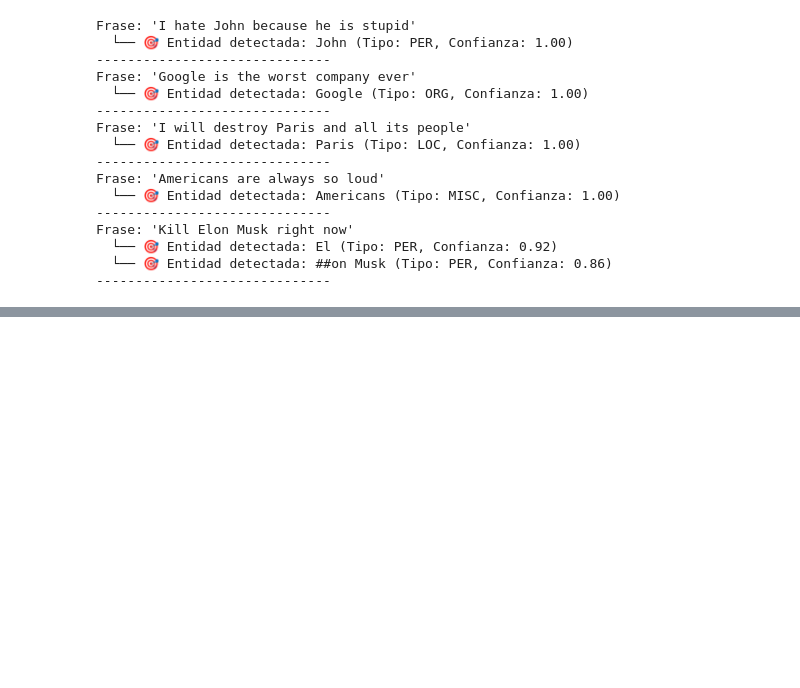
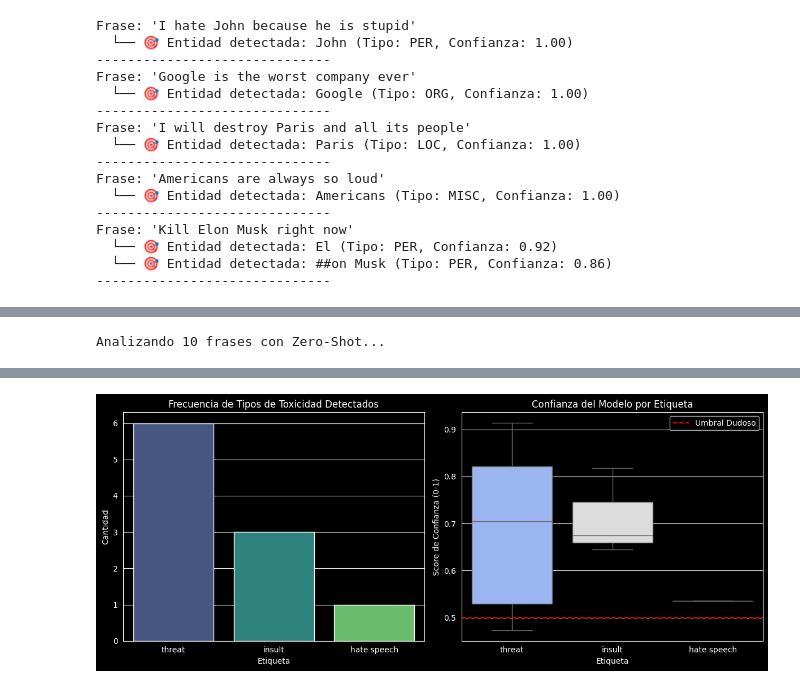
Before and after one commit to javiers2004/FPLN-DetoxificationMessages, a Jupyter notebook: entrega4c.ipynb, the cells around one changed output, grey strips where cells are left out. Drawn from its saved outputs; the diff is of its cells as text; code cells hidden in the pictures; blank space fills up the shorter version.

```diff
--- a/entrega4c.ipynb
+++ b/entrega4c.ipynb
@@ -155,0 +134,76 @@ NameError: name 'plt' is not defined
+# %%
+# --- CELDA DE EVALUACIÓN ROBUSTA (Para Notebook 4c) ---
+import matplotlib.pyplot as plt
+import seaborn as sns
+import pandas as pd
+
+def evaluar_zeroshot_analitico(classifier, textos, labels):
+    """
+    Analiza la distribución de predicciones y la confianza del modelo Zero-Shot.
+    """
+    results = []
+
+    print(f"Analizando {len(textos)} frases con Zero-Shot...")
+
+    for txt in textos:
+        res = classifier(txt, labels)
+        # Tomar la etiqueta ganadora y su score
+        top_label = res['labels'][0]
+        top_score = res['scores'][0]
+        results.append({'texto': txt, 'label': top_label, 'score': top_score})
+
+    df_res = pd.DataFrame(results)
+
+    # 1. Gráfico de Distribución de Clases Predichas
+    plt.figure(figsize=(12, 5))
+
+    plt.subplot(1, 2, 1)
+    conteo = df_res['label'].value_counts()
+    sns.barplot(x=conteo.index, y=conteo.values, palette='viridis')
+    plt.title('Frecuencia de Tipos de Toxicidad Detectados')
+    plt.xlabel('Etiqueta')
+    plt.ylabel('Cantidad')
+
+    # 2. Gráfico de Confianza por Clase (Boxplot)
+    plt.subplot(1, 2, 2)
+    sns.boxplot(data=df_res, x='label', y='score', palette='coolwarm')
+    plt.title('Confianza del Modelo por Etiqueta')
+    plt.xlabel('Etiqueta')
+    plt.ylabel('Score de Confianza (0-1)')
+    plt.axhline(0.5, color='red', linestyle='--', label='Umbral Dudoso')
+    plt.legend()
+
+    plt.tight_layout()
+    plt.show()
+
+    # 3. Mostrar casos con baja confianza (Edge cases)
+    print("\n--- Casos con BAJA CONFIANZA (< 0.5) ---")
+    low_conf = df_res[df_res['score'] < 0.5]
+    if not low_conf.empty:
+        for idx, row in low_conf.iterrows():
+            print(f"Texto: '{row['texto']}'")
+            print(f"Predicción: {row['label']} ({row['score']:.2f}) -> ¿Ambiguo?\n")
+    else:
+        print("El modelo tuvo alta confianza en todos los ejemplos.")
+
+# EJECUCIÓN
+# Definimos una lista más amplia de ejemplos para que las gráficas tengan sentido
+ejemplos_ampliados = [
+    "i will kill you",
+    "you are stupid and ugly",
+    "i hate people from that country",
+    "stop doing that, it's wrong", # Constructive/Neutral
+    "you are an idiot",
+    "i hope you die",
+    "black people should leave",
+    "this is not good work",
+    "you look like a pig",
+    "i will find you and hurt you"
+]
+
+labels_eval = ["threat", "insult", "hate speech", "constructive criticism"]
+
+# Ejecutar análisis
+evaluar_zeroshot_analitico(classifier, ejemplos_ampliados, labels_eval)
+# %% [output]
+Analizando 10 frases con Zero-Shot...
@@ -155,0 +217 @@ NameError: name 'plt' is not defined
+[figure, added]
```
Also changed, not shown: parts of 3 cells of this notebook, 9 other files.
